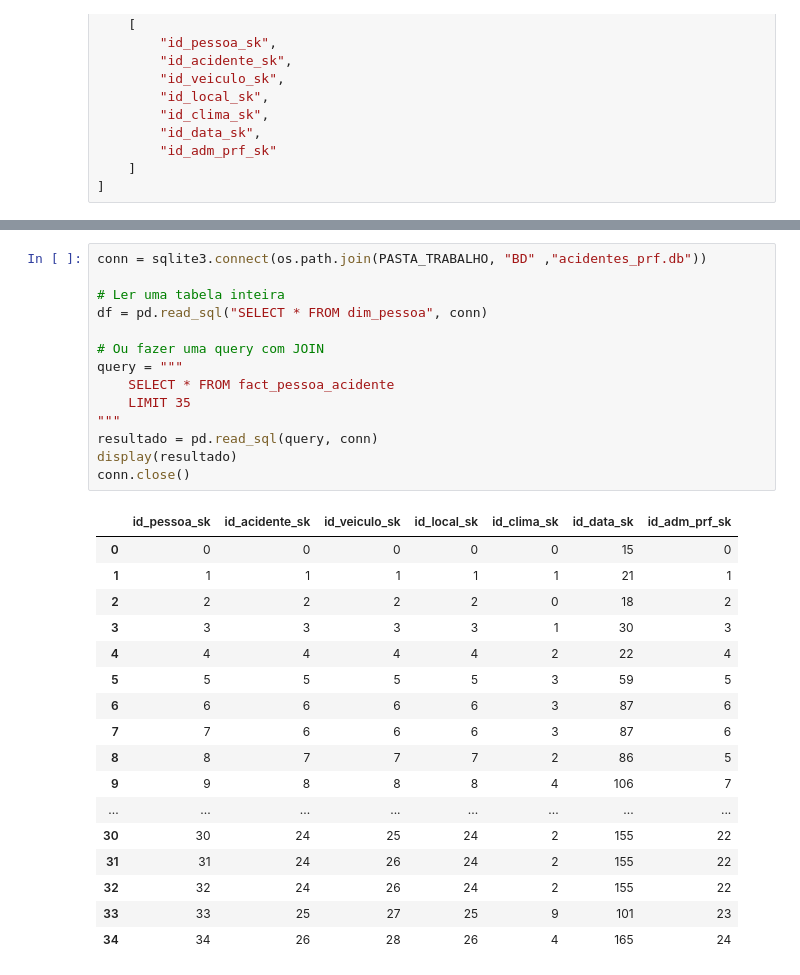
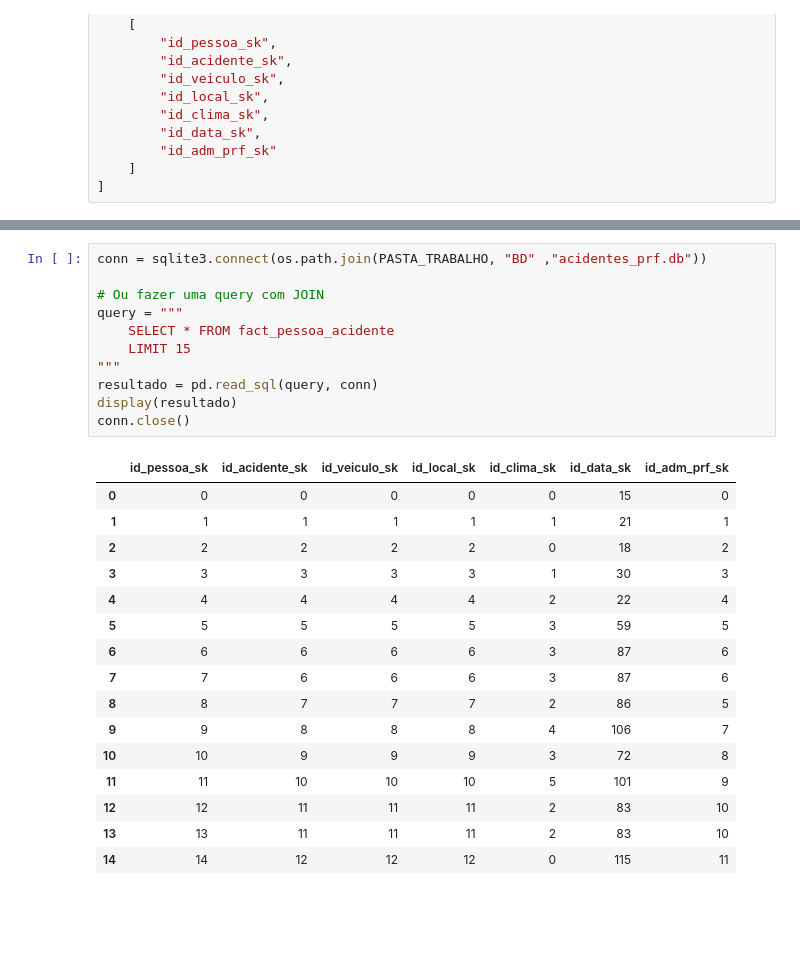
Before and after one commit to alisson-vini/Projeto_integracao_dados, a Jupyter notebook: Notebooks/ETL.ipynb, the cells around one changed output, grey strips where cells are left out. Saved outputs shown, nothing was run; the diff lists cells and outputs as text; blank space fills up the shorter version.

```diff
--- a/Notebooks/ETL.ipynb
+++ b/Notebooks/ETL.ipynb
@@ -623,32 +616,28 @@ print("\n🎉 Banco de dados 'acidentes_prf.db' criado com sucesso!")
 # %%
 conn = sqlite3.connect(os.path.join(PASTA_TRABALHO, "BD" ,"acidentes_prf.db"))
-
-# Ler uma tabela inteira
-df = pd.read_sql("SELECT * FROM dim_pessoa", conn)
 
 # Ou fazer uma query com JOIN
 query = """
     SELECT * FROM fact_pessoa_acidente
-    LIMIT 35
+    LIMIT 15
 """
 resultado = pd.read_sql(query, conn)
 display(resultado)
 conn.close()
 # %% [output]
 |  | id_pessoa_sk | id_acidente_sk | id_veiculo_sk | id_local_sk | id_clima_sk | id_data_sk | id_adm_prf_sk |
 | 0 | 0 | 0 | 0 | 0 | 0 | 15 | 0 |
 | 1 | 1 | 1 | 1 | 1 | 1 | 21 | 1 |
 | 2 | 2 | 2 | 2 | 2 | 0 | 18 | 2 |
 | 3 | 3 | 3 | 3 | 3 | 1 | 30 | 3 |
 | 4 | 4 | 4 | 4 | 4 | 2 | 22 | 4 |
 | 5 | 5 | 5 | 5 | 5 | 3 | 59 | 5 |
 | 6 | 6 | 6 | 6 | 6 | 3 | 87 | 6 |
 | 7 | 7 | 6 | 6 | 6 | 3 | 87 | 6 |
 | 8 | 8 | 7 | 7 | 7 | 2 | 86 | 5 |
 | 9 | 9 | 8 | 8 | 8 | 4 | 106 | 7 |
-| ... | ... | ... | ... | ... | ... | ... | ... |
-| 30 | 30 | 24 | 25 | 24 | 2 | 155 | 22 |
-| 31 | 31 | 24 | 26 | 24 | 2 | 155 | 22 |
-| 32 | 32 | 24 | 26 | 24 | 2 | 155 | 22 |
-| 33 | 33 | 25 | 27 | 25 | 9 | 101 | 23 |
-| 34 | 34 | 26 | 28 | 26 | 4 | 165 | 24 |
+| 10 | 10 | 9 | 9 | 9 | 3 | 72 | 8 |
+| 11 | 11 | 10 | 10 | 10 | 5 | 101 | 9 |
+| 12 | 12 | 11 | 11 | 11 | 2 | 83 | 10 |
+| 13 | 13 | 11 | 11 | 11 | 2 | 83 | 10 |
+| 14 | 14 | 12 | 12 | 12 | 0 | 115 | 11 |
```
Also changed, not shown: parts of 2 cells of this notebook, 5 other files.
